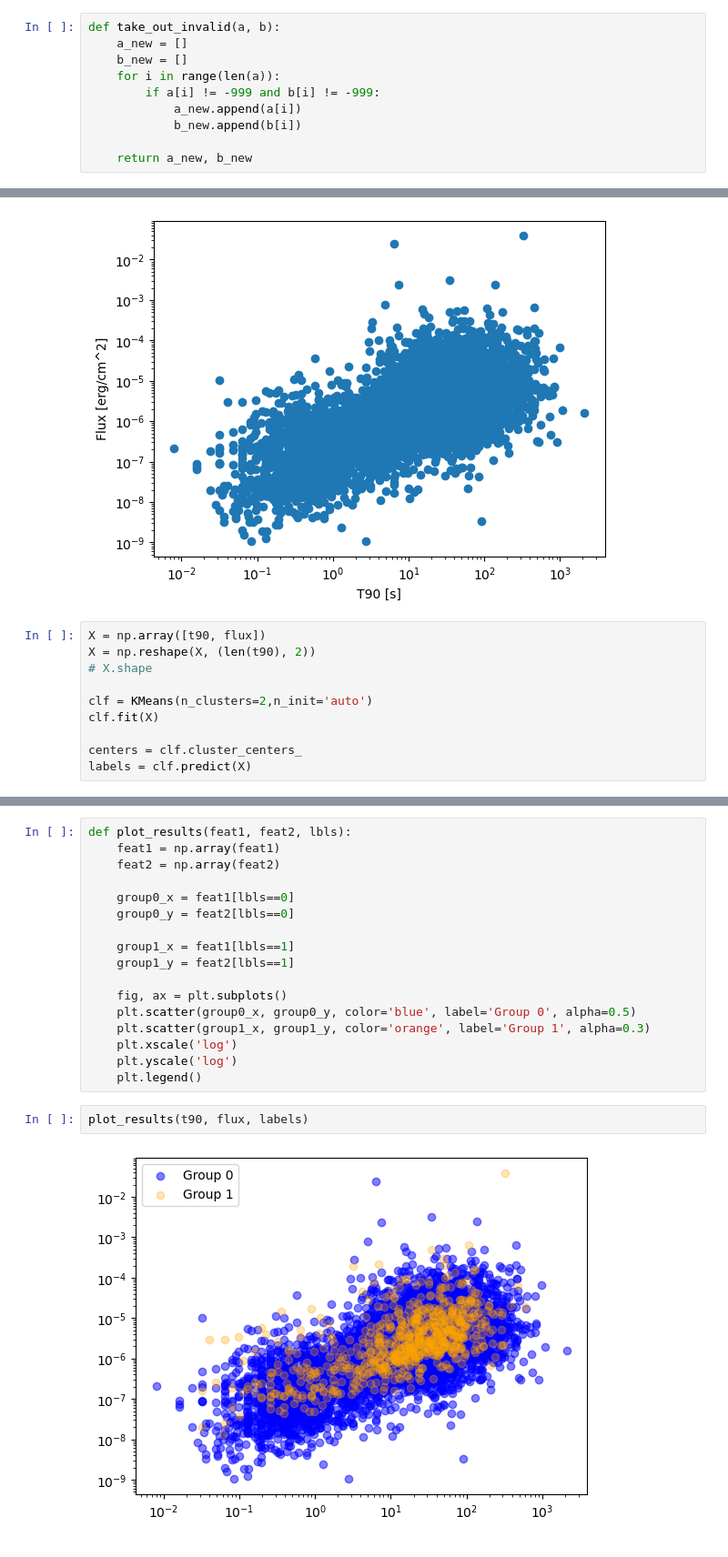
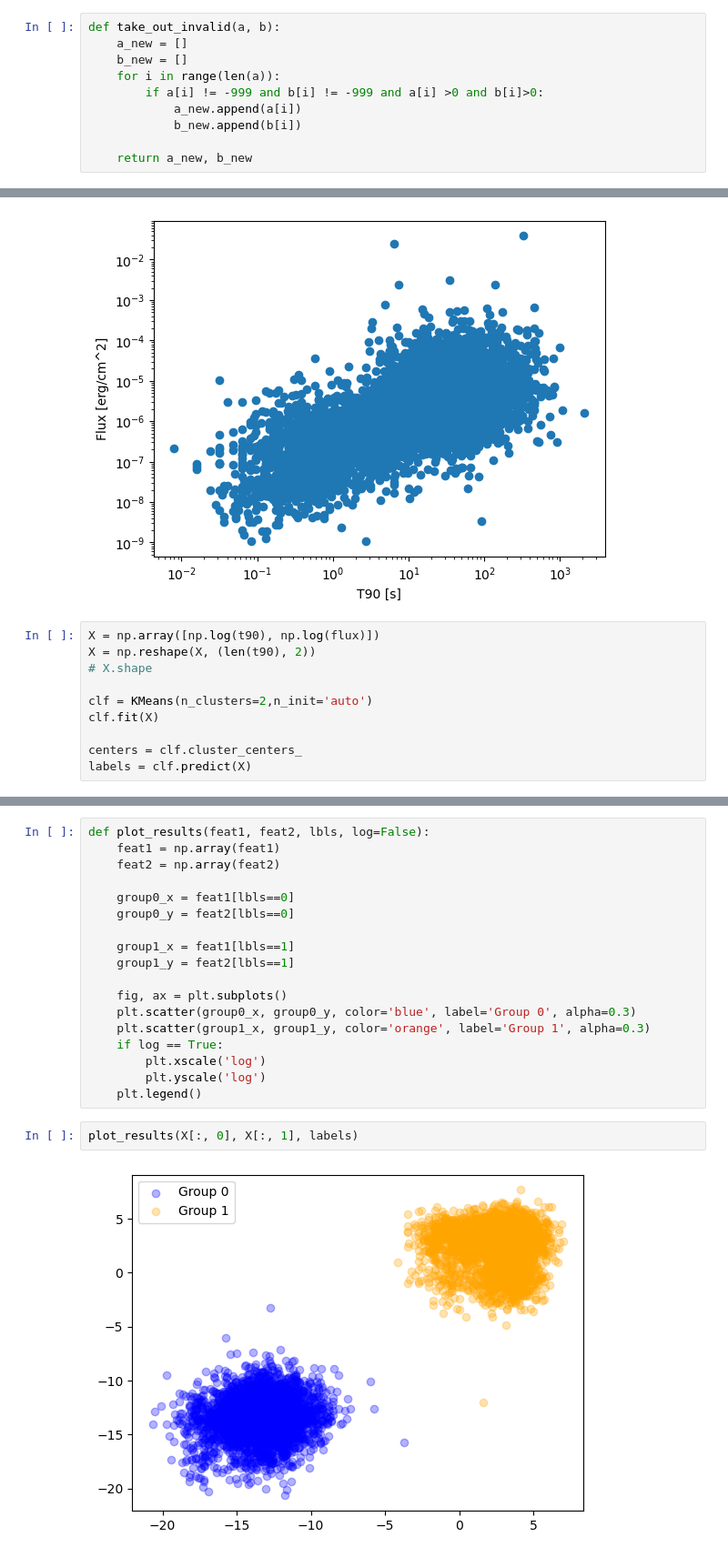
Before and after one commit to JacopoPerri/astrostatistics_bicocca_2026, a Jupyter notebook: working/GRB.ipynb, the cells around one changed output, grey strips where cells are left out. Shown at 91% size. Drawn from its saved outputs; the diff is of its cells as text.

```diff
--- a/working/GRB.ipynb
+++ b/working/GRB.ipynb
@@ -33,7 +33,7 @@ def take_out_invalid(a, b):
     a_new = []
     b_new = []
     for i in range(len(a)):
-        if a[i] != -999 and b[i] != -999:
+        if a[i] != -999 and b[i] != -999 and a[i] >0 and b[i]>0:
             a_new.append(a[i])
             b_new.append(b[i])
 
@@ -52,7 +52,7 @@ plt.yscale('log')
 # %% [output]
 [figure]
 # %%
-X = np.array([t90, flux])
+X = np.array([np.log(t90), np.log(flux)])
 X = np.reshape(X, (len(t90), 2))
 # X.shape
 
@@ -68,5 +68,5 @@ array([0, 0, 0, ..., 0, 0, 0], shape=(7808,), dtype=int32)
 # %%
-def plot_results(feat1, feat2, lbls):
+def plot_results(feat1, feat2, lbls, log=False):
     feat1 = np.array(feat1)
     feat2 = np.array(feat2)
 
@@ -77,12 +77,13 @@ def plot_results(feat1, feat2, lbls):
     group1_y = feat2[lbls==1]
 
     fig, ax = plt.subplots()
-    plt.scatter(group0_x, group0_y, color='blue', label='Group 0', alpha=0.5)
+    plt.scatter(group0_x, group0_y, color='blue', label='Group 0', alpha=0.3)
     plt.scatter(group1_x, group1_y, color='orange', label='Group 1', alpha=0.3)
-    plt.xscale('log')
-    plt.yscale('log')
+    if log == True:
+        plt.xscale('log')
+        plt.yscale('log')
     plt.legend()
 # %%
-plot_results(t90, flux, labels)
+plot_results(X[:, 0], X[:, 1], labels)
 # %% [output]
-[figure, old version]
+[figure, new version]
```
Also changed, not shown: parts of 1 cell of this notebook.
